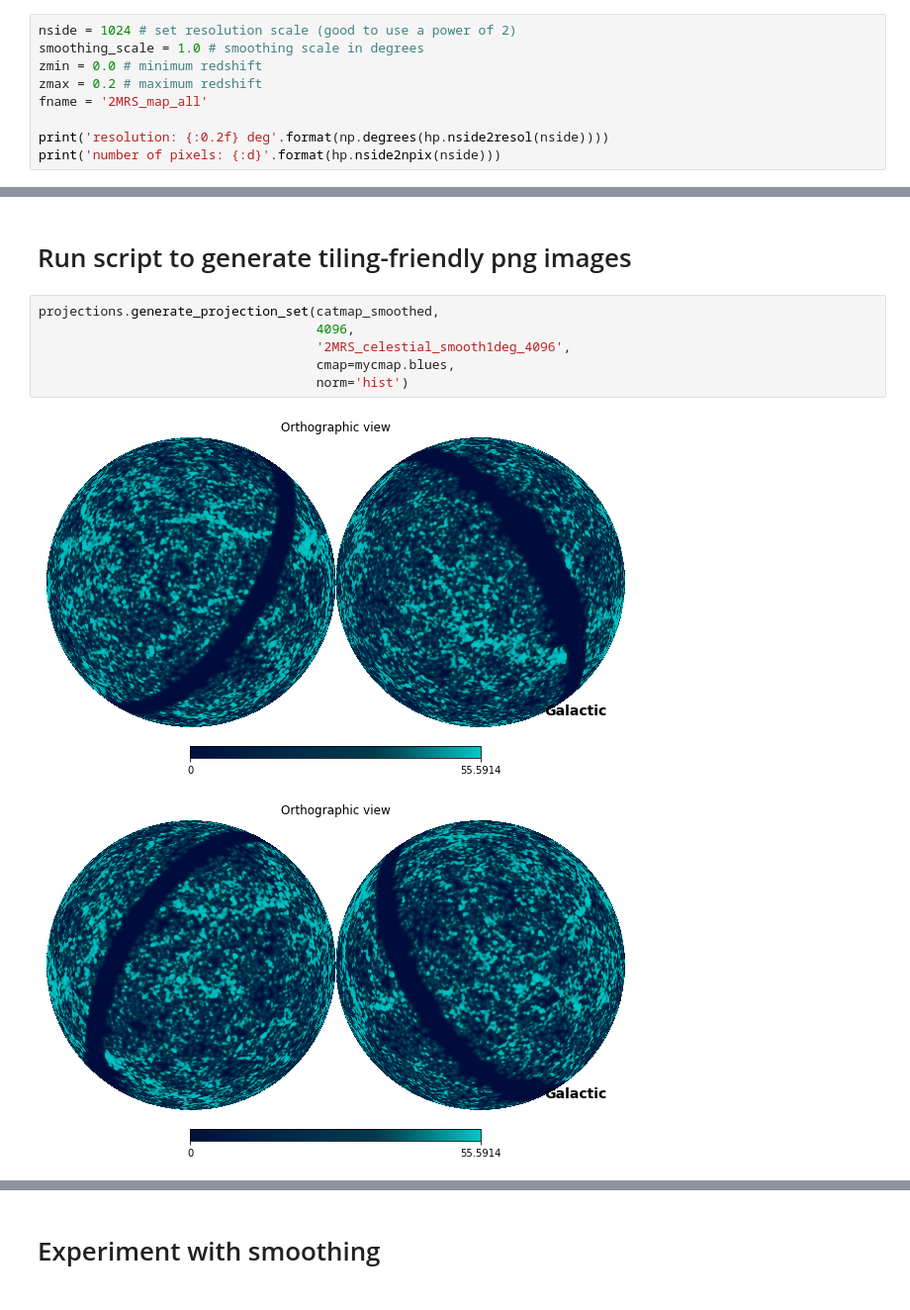
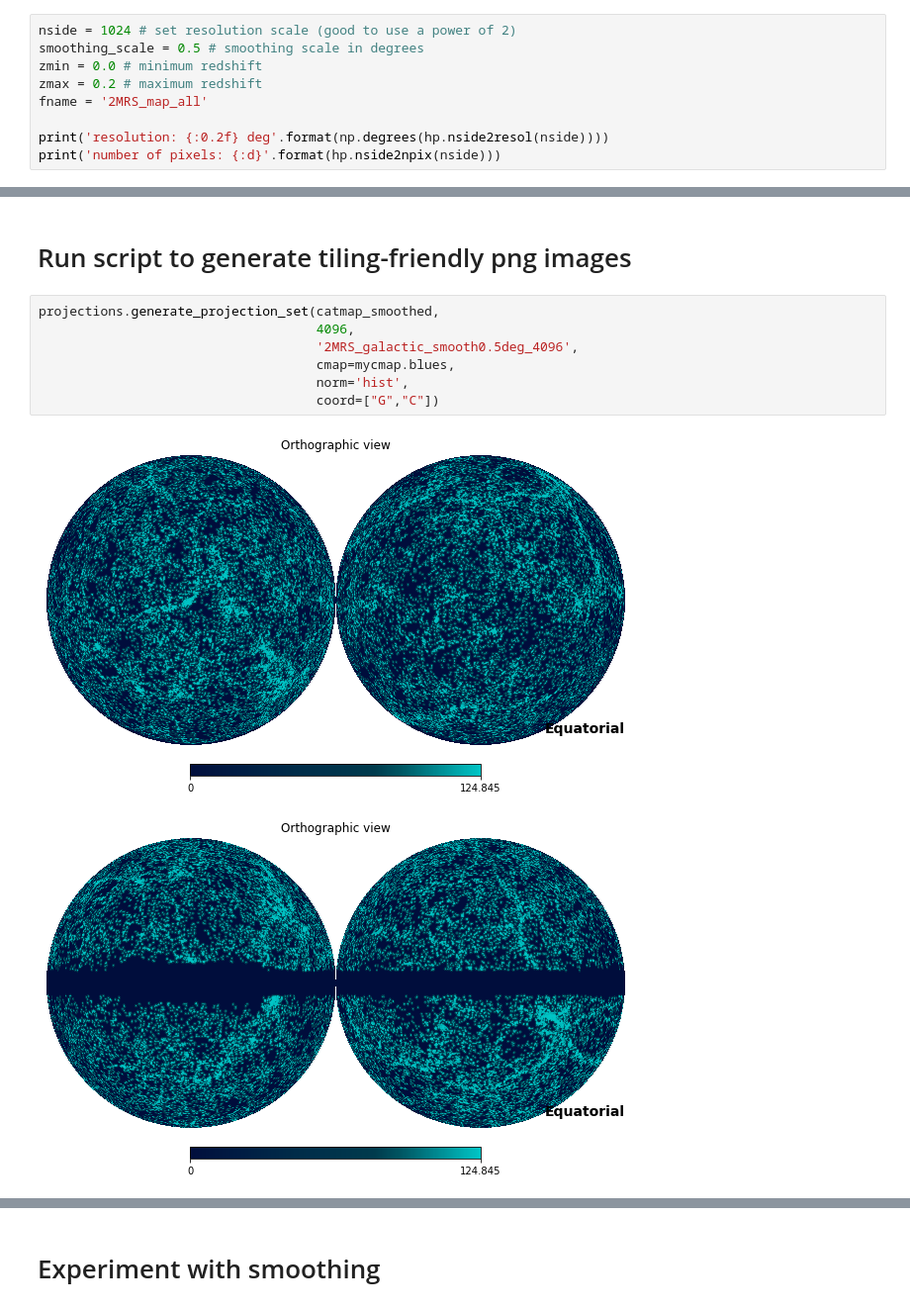
Before and after one commit to jfreudenburg/surp-skyviz, a Jupyter notebook: skymaps/2MASS_map.ipynb, the cells around one changed output, grey strips where cells are left out. Shown at 99% size. Drawn from its saved outputs; the diff is of its cells as text.

```diff
--- a/skymaps/2MASS_map.ipynb
+++ b/skymaps/2MASS_map.ipynb
@@ -15,7 +15,7 @@ import mycmap
 # Configuration
 # %%
 nside = 1024 # set resolution scale (good to use a power of 2)
-smoothing_scale = 1.0 # smoothing scale in degrees
+smoothing_scale = 0.5 # smoothing scale in degrees
 zmin = 0.0 # minimum redshift
 zmax = 0.2 # maximum redshift
 fname = '2MRS_map_all'
@@ -188,9 +188,10 @@ lon: 215.00
 # %%
 projections.generate_projection_set(catmap_smoothed,
                                     4096,
-                                    '2MRS_celestial_smooth1deg_4096',
+                                    '2MRS_galactic_smooth0.5deg_4096',
                                     cmap=mycmap.blues,
-                                    norm='hist')
+                                    norm='hist',
+                                    coord=["G","C"])
 # %% [output]
-[figure, old version]
+[figure, new version]
-[figure, old version]
+[figure, new version]
```
Also changed, not shown: parts of 3 cells of this notebook, 16 other files.
